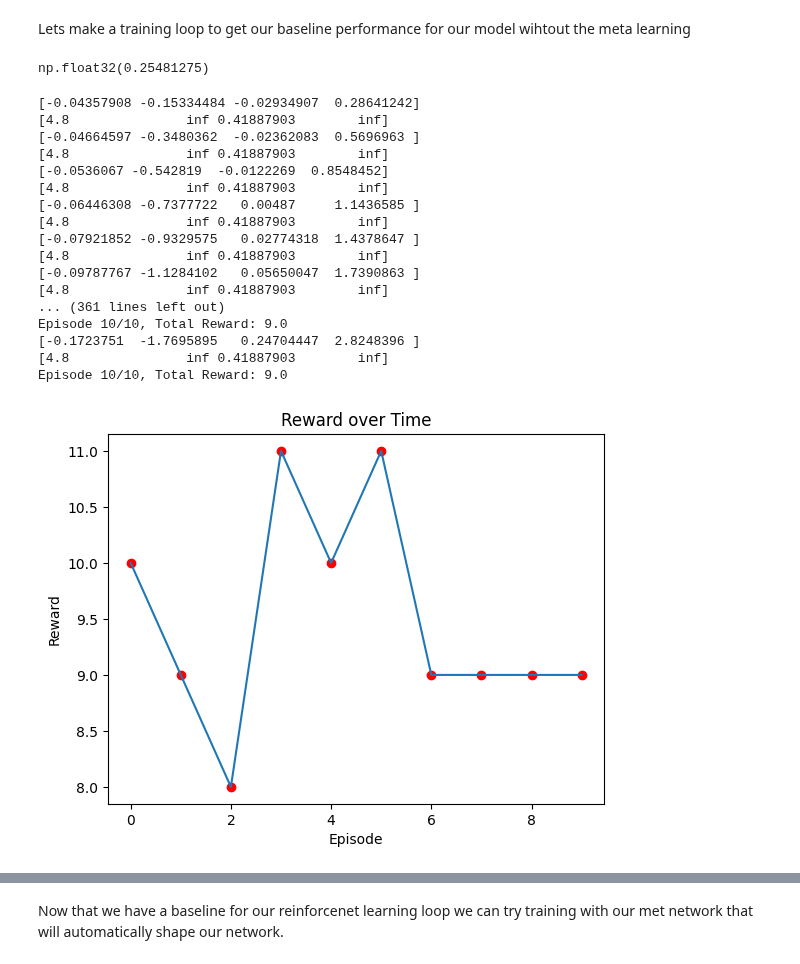
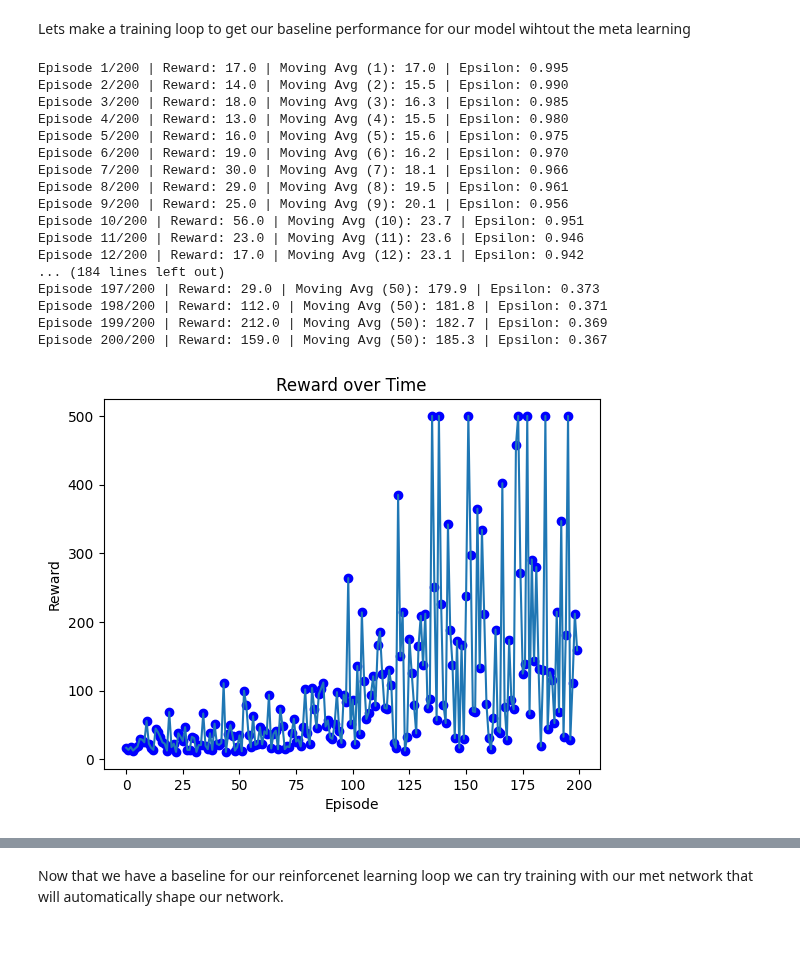
Before and after one commit to johntomlinsonn/learning-to-learn, a Jupyter notebook: cartpole-implementation/implementation.ipynb, the cells around one changed output, grey strips where cells are left out. Drawn from its saved outputs; the diff is of its cells as text; code cells hidden in the pictures.

```diff
--- a/cartpole-implementation/implementation.ipynb
+++ b/cartpole-implementation/implementation.ipynb
@@ -31,6 +41,7 @@ def plot_rewards(reward_list):
 # %% [markdown]
 Lets make a training loop to get our baseline performance for our model wihtout the meta learning
 # %%
-NUM_EPISODES = 400
+NUM_EPISODES = 200
 TARGET_UPDATE = 10
+MAX_STEPS_PER_EPISODE = 500
 # %%
@@ -94,34 +114,30 @@ def training_loop(episodes, record_states=False, epsilon_start=1.0, epsilon_end=
-# %%
-x_values = []
-for i in episodes_states:
-    for j in i:
-        x_values.append(j[2])
-
-max(x_values)
-# %% [output]
-np.float32(0.25481275)
 # %%
-rewards, episodes_states = training_loop(10, record_states=True)
+rewards, episodes_states = training_loop(
+    NUM_EPISODES,
+    record_states=True,
+    max_steps=MAX_STEPS_PER_EPISODE,
+    seed=SEED,
+ )
 plot_rewards(rewards)
 # %% [output]
-[-0.04357908 -0.15334484 -0.02934907  0.28641242]
-[4.8               inf 0.41887903        inf]
-[-0.04664597 -0.3480362  -0.02362083  0.5696963 ]
-[4.8               inf 0.41887903        inf]
-[-0.0536067 -0.542819  -0.0122269  0.8548452]
-[4.8               inf 0.41887903        inf]
-[-0.06446308 -0.7377722   0.00487     1.1436585 ]
-[4.8               inf 0.41887903        inf]
-[-0.07921852 -0.9329575   0.02774318  1.4378647 ]
-[4.8               inf 0.41887903        inf]
-[-0.09787767 -1.1284102   0.05650047  1.7390863 ]
-[4.8               inf 0.41887903        inf]
-... (361 lines left out)
-Episode 10/10, Total Reward: 9.0
-[-0.1723751  -1.7695895   0.24704447  2.8248396 ]
-[4.8               inf 0.41887903        inf]
-Episode 10/10, Total Reward: 9.0
+Episode 1/200 | Reward: 17.0 | Moving Avg (1): 17.0 | Epsilon: 0.995
+Episode 2/200 | Reward: 14.0 | Moving Avg (2): 15.5 | Epsilon: 0.990
+Episode 3/200 | Reward: 18.0 | Moving Avg (3): 16.3 | Epsilon: 0.985
+Episode 4/200 | Reward: 13.0 | Moving Avg (4): 15.5 | Epsilon: 0.980
+Episode 5/200 | Reward: 16.0 | Moving Avg (5): 15.6 | Epsilon: 0.975
+Episode 6/200 | Reward: 19.0 | Moving Avg (6): 16.2 | Epsilon: 0.970
+Episode 7/200 | Reward: 30.0 | Moving Avg (7): 18.1 | Epsilon: 0.966
+Episode 8/200 | Reward: 29.0 | Moving Avg (8): 19.5 | Epsilon: 0.961
+Episode 9/200 | Reward: 25.0 | Moving Avg (9): 20.1 | Epsilon: 0.956
+Episode 10/200 | Reward: 56.0 | Moving Avg (10): 23.7 | Epsilon: 0.951
+Episode 11/200 | Reward: 23.0 | Moving Avg (11): 23.6 | Epsilon: 0.946
+Episode 12/200 | Reward: 17.0 | Moving Avg (12): 23.1 | Epsilon: 0.942
+... (184 lines left out)
+Episode 197/200 | Reward: 29.0 | Moving Avg (50): 179.9 | Epsilon: 0.373
+Episode 198/200 | Reward: 112.0 | Moving Avg (50): 181.8 | Epsilon: 0.371
+Episode 199/200 | Reward: 212.0 | Moving Avg (50): 182.7 | Epsilon: 0.369
+Episode 200/200 | Reward: 159.0 | Moving Avg (50): 185.3 | Epsilon: 0.367
-[figure, old version]
+[figure, new version]
 # %%
 def compute_state_stats(episodes_states):
     stats = {
```
Also changed, not shown: parts of 11 cells of this notebook, 5 other files.
